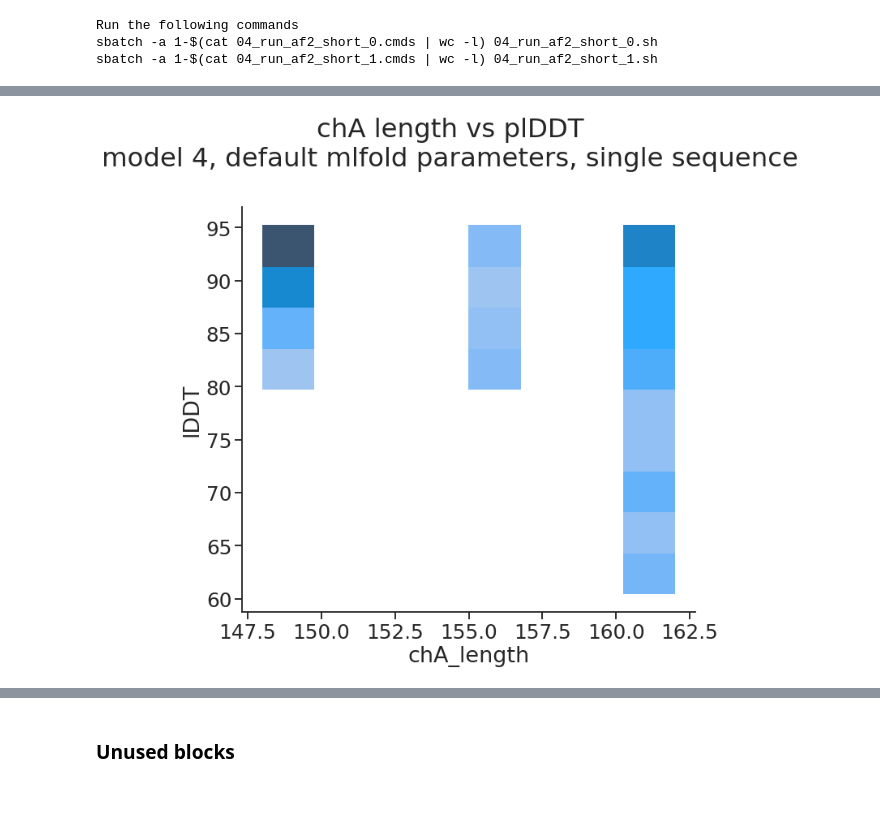
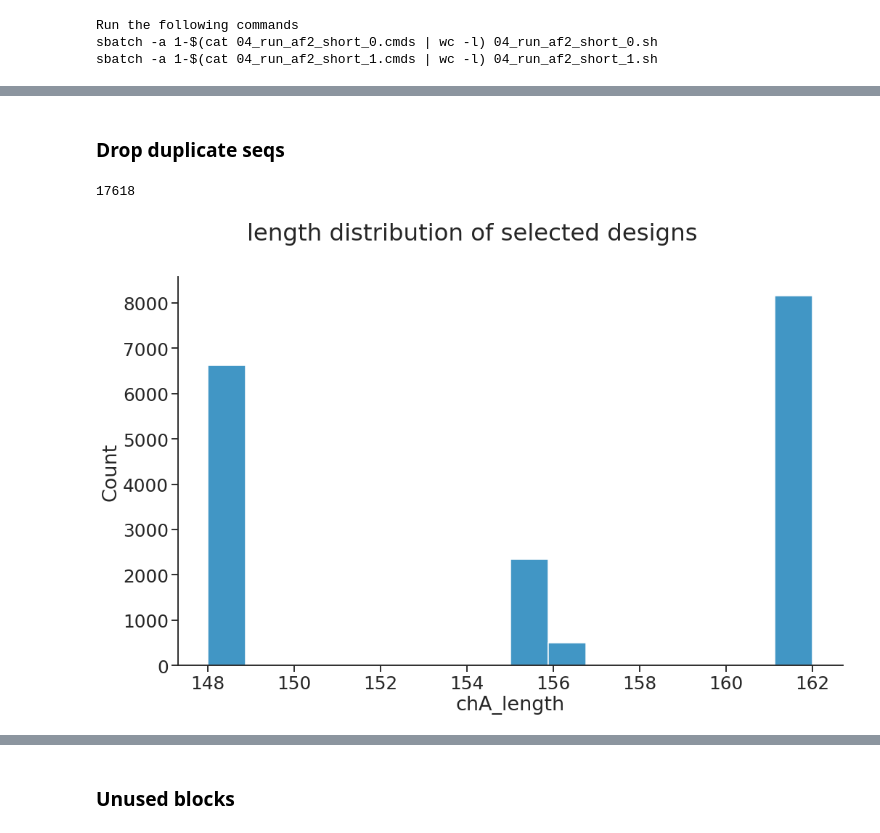
Before and after one commit to proleu/peptide_binders, a Jupyter notebook: 04_cleanup_filter.ipynb, the cells around one changed output, grey strips where cells are left out. Cells and saved outputs as stored; diff of their text form; code cells hidden in the pictures; blank space fills up the shorter version.

```diff
--- a/04_cleanup_filter.ipynb
+++ b/04_cleanup_filter.ipynb
@@ -825,0 +867,3 @@ sbatch -a 1-$(cat 04_run_af2_short_1.cmds | wc -l) 04_run_af2_short_1.sh
+# %%
+output_path = os.path.join(os.getcwd(), "04_run_af2_short")
+scores_df = pd.read_json(os.path.join(output_path, "af2_scores.json"))
@@ -947,0 +936,5 @@ plt.savefig(f"figs/04_rmsd.png")
+# %%
+full_df = pd.concat([df_filt, scores_df], axis=1)
+output_path = os.path.join(os.getcwd(), "04_run_af2_short")
+output_file = os.path.join(output_path, f"all_scores.json")
+scores_df.to_json(output_file)
@@ -947,0 +945,15 @@ plt.savefig(f"figs/04_rmsd.png")
+# %%
+best_short = full_df.query(
+    "(rmsd_model_1 <= 2 | rmsd_model_2 <= 2 | rmsd_model_3 <= 2 | rmsd_model_4 <= 2 | rmsd_model_5 <= 2) & (plddt_model_1 >= 80 | plddt_model_2 >= 80 |plddt_model_3 >= 80 |plddt_model_4 >= 80 | plddt_model_5 >= 80)"
+)
+
+# best_short = results_df[results_df["rmsd"] <= 2]
+# best_short = best_short[best_short["lDDT"] >= 85]
+# excellent = excellent[excellent["d_SAP_complex_formation"] < -25]
+# excellent = excellent[excellent["d_tot_complex_formation"] < -50]
+# excellent = excellent[excellent["cms_Y"] > 600]
+
+# print(len(set(best_short.state.values)))
+print(len(best_short))
+print(len(set(best_short.parent.values)))
+best_short.groupby("target_name").count()
@@ -948,17 +973,15 @@ plt.savefig(f"figs/04_rmsd.png")
+# %% [markdown]
+### Drop duplicate seqs
 # %%
-def row2chA_length(row) -> int:
-    chA_length = len(row["Sequence"])
-    return chA_length
+no_dup = best_short.drop_duplicates(subset="chA_seq")
+print(len(no_dup))
 
-
-results_df["chA_length"] = results_df.apply(row2chA_length, axis=1)
-
-fig, ax = plt.subplots(figsize=(10, 10), tight_layout=True)
-sns.histplot(ax=ax, x="chA_length", y="lDDT", data=results_df)
-plt.suptitle(
-    f"chA length vs plDDT\nmodel 4, default mlfold parameters, single sequence"
-)
+no_dup.sort_values(by="chA_length", ascending=True)
+fig, ax = plt.subplots(figsize=(15, 10), tight_layout=True)
+sns.histplot(ax=ax, x="chA_length", data=no_dup)
+plt.suptitle(f"length distribution of selected designs")
 sns.despine()
-plt.savefig(f"figs/04_chA_length_vs_plDDT.png")
+plt.savefig(f"figs/04_chA_lengths.png")
 # %% [output]
+17618
-[figure, old version]
+[figure, new version]
```
Also changed, not shown: parts of 23 cells of this notebook, 4 other files.
